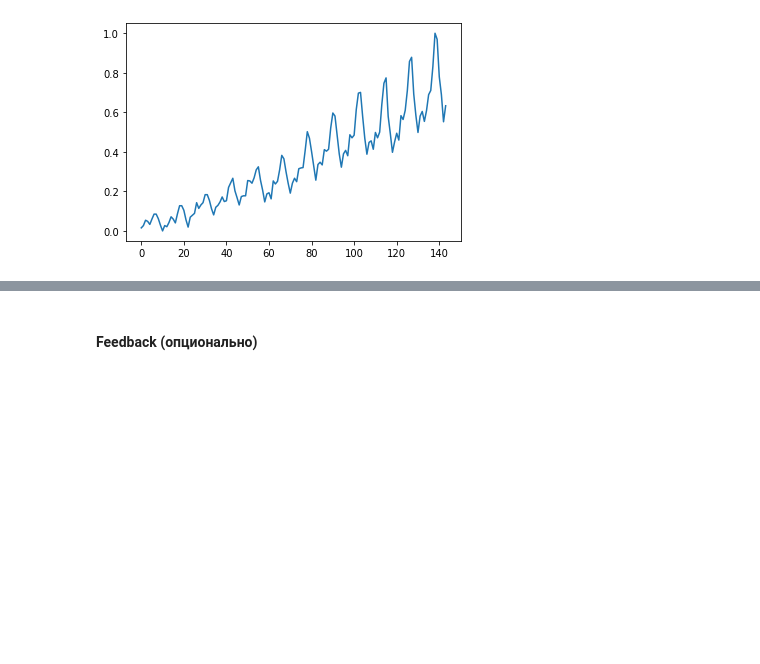
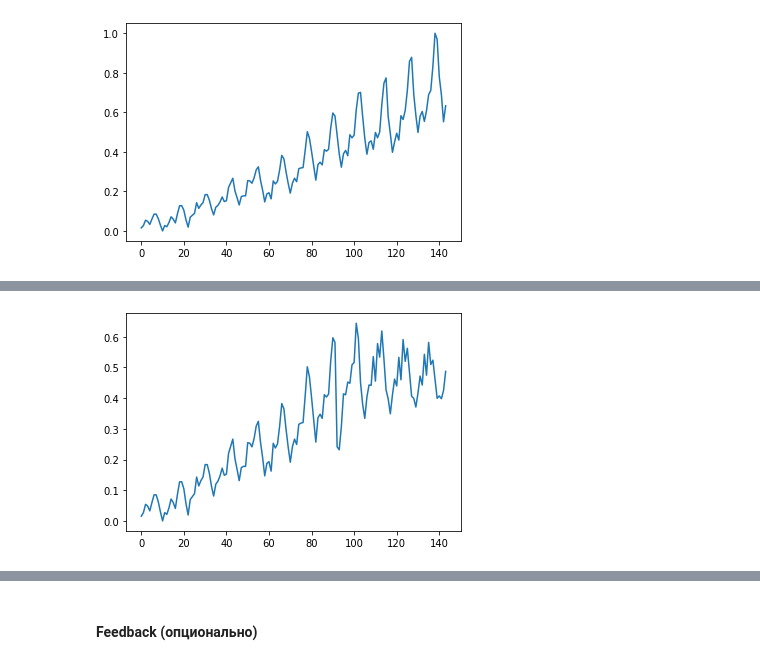
Before and after one commit to AZelentsov343/msu_nn_spring_2020, a Jupyter notebook: Practice task 9, LSTM.ipynb, the cells around one changed output, grey strips where cells are left out. Drawn from its saved outputs; the diff is of its cells as text; code cells hidden in the pictures; blank space fills up the shorter version.

```diff
--- a/Practice task 9, LSTM.ipynb
+++ b/Practice task 9, LSTM.ipynb
@@ -205,0 +207,24 @@ plot_model(my_model, ovr)
+# %%
+def generate_with_unknown_test(model):
+    ovr = trainX[:, :, 0]
+    ovr = list(ovr.flatten())
+    last = trainX[trainX.shape[0] - 1].flatten()
+    for x in last[1:]:
+        ovr.append(x)
+
+    hidden = (torch.zeros(1, 1, hidden_size),
+              torch.zeros(1, 1, hidden_size))
+    model.zero_grad()
+    x = torch.Tensor(trainX[trainX.shape[0] - 1]).view(1, 1, look_back)
+
+
+    while len(ovr) < 144:
+        predY, hidden = model(x, hidden)
+        x[:, :, :look_back - look_forward] = x[:, :, look_forward:].clone()
+        x[:, :, look_back - look_forward:] = predY
+        ovr += list(predY.detach().numpy().flatten())
+    plt.plot(ovr)
+# %%
+generate_with_unknown_test(model)
+# %% [output]
+[figure, added]
```
Also changed, not shown: parts of 10 cells of this notebook.
